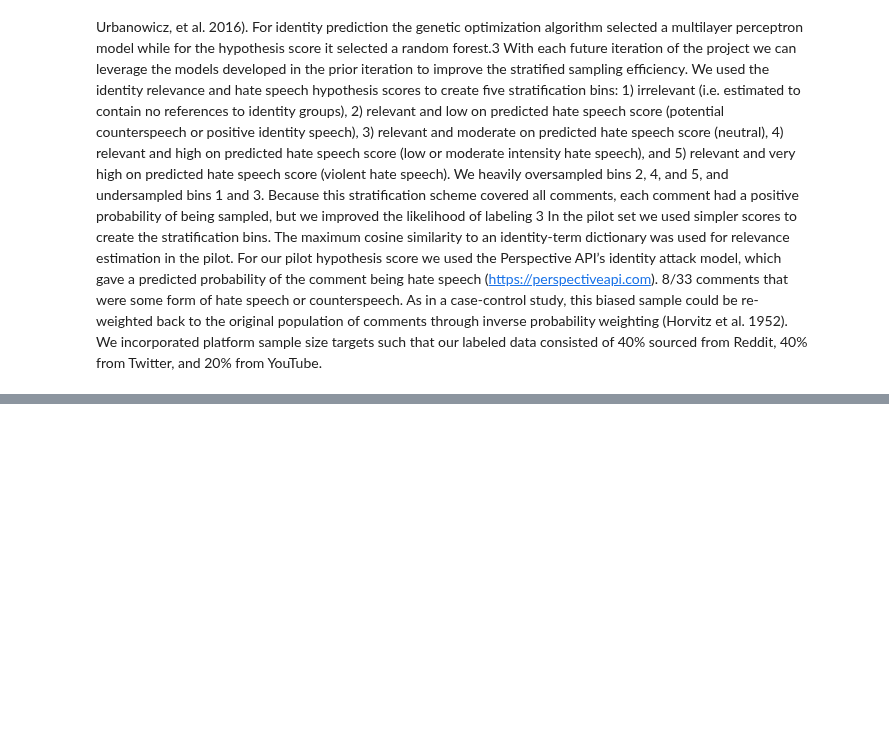
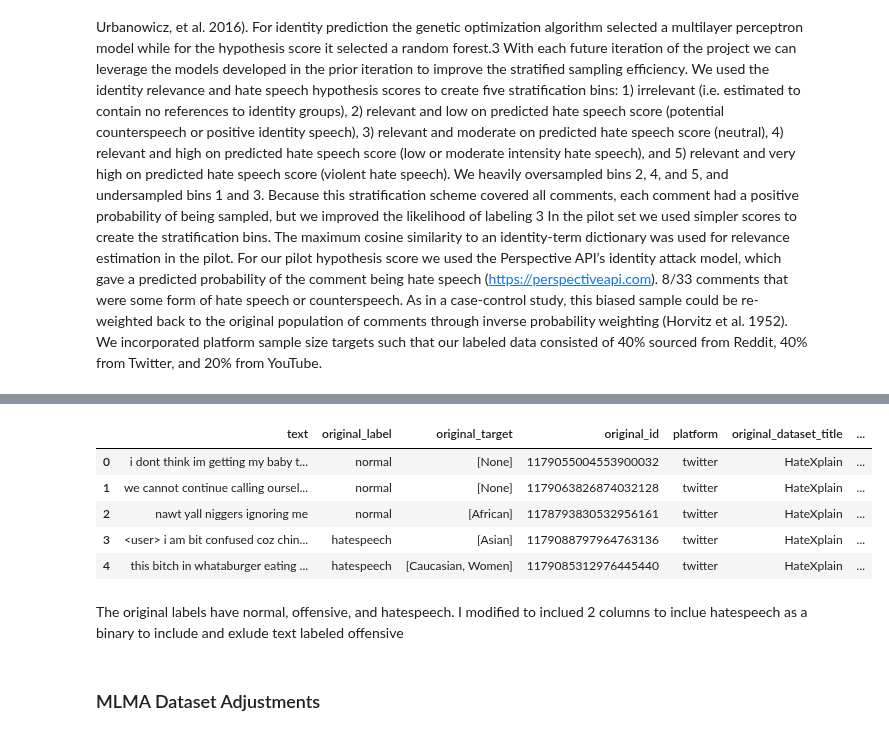
Before and after one commit to Takosaga/master_thesis, a Jupyter notebook: notebooks/processing_data.ipynb, the cells around one changed output, grey strips where cells are left out. Drawn from its saved outputs; the diff is of its cells as text; code cells hidden in the pictures; blank space fills up the shorter version.

Commit message:
feat: adjusted hatexplain df

```diff
--- a/notebooks/processing_data.ipynb
+++ b/notebooks/processing_data.ipynb
@@ -351,0 +423,5 @@ d.kill()
+# %%
+hatexplain_df.drop('post_id', axis=1, inplace=True)
+# %%
+hatexplain_df['original_dataset_title'] = 'HateXplain'
+hatexplain_df.head()
@@ -351,0 +435,8 @@ d.kill()
+# %%
+column_remapping = {
+    'label':'original_label',
+    'target':'original_target',
+}
+
+hatexplain_df = hatexplain_df.rename(columns=column_remapping)
+hatexplain_df.head()
@@ -351,0 +450,25 @@ d.kill()
+# %%
+hatexplain_df['label_hatespeech_binary (offensive not included)'] = hatexplain_df['original_label'].apply(
+    lambda x: 'hatespeech' if x == 'hatespeech' else 'not_hatespeech'
+)
+
+# Create label_hatespeech_binary (offensive included) as text
+hatexplain_df['label_hatespeech_binary (offensive included)'] = hatexplain_df['original_label'].apply(
+    lambda x: 'hatespeech/offensive' if x in ['hatespeech', 'offensive'] else 'normal'
+)
+
+# Create label_normal_offensive_hatespeech as text
+hatexplain_df['label_normal_offensive_hatespeech'] = hatexplain_df['original_label']
+# %%
+hatexplain_df.head()
+# %% [output]
+|  | text | original_label | original_target | original_id | platform | original_dataset_title | ... |
+| 0 | i dont think im getting my baby t... | normal | [None] | 1179055004553900032 | twitter | HateXplain | ... |
+| 1 | we cannot continue calling oursel... | normal | [None] | 1179063826874032128 | twitter | HateXplain | ... |
+| 2 | nawt yall niggers ignoring me | normal | [African] | 1178793830532956161 | twitter | HateXplain | ... |
+| 3 | <user> i am bit confused coz chin... | hatespeech | [Asian] | 1179088797964763136 | twitter | HateXplain | ... |
+| 4 | this bitch in whataburger eating ... | hatespeech | [Caucasian, Women] | 1179085312976445440 | twitter | HateXplain | ... |
+# %% [markdown]
+The original labels have normal, offensive, and hatespeech.  I modified to inclued 2 columns to inclue hatespeech as a binary to include and exlude text labeled offensive
+# %% [markdown]
+### MLMA Dataset Adjustments
```
Also changed, not shown: parts of 19 cells of this notebook.
